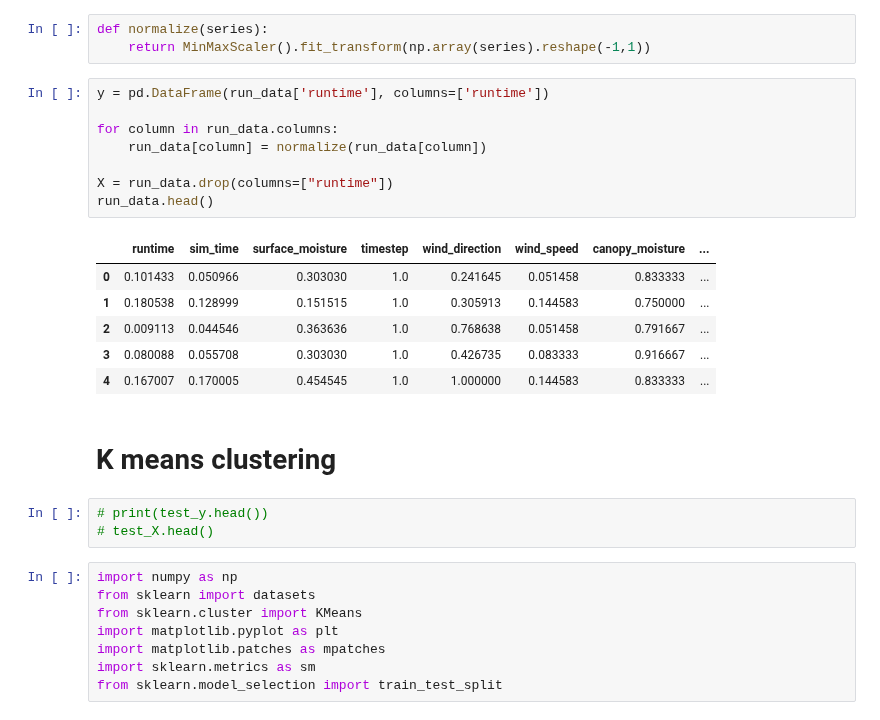
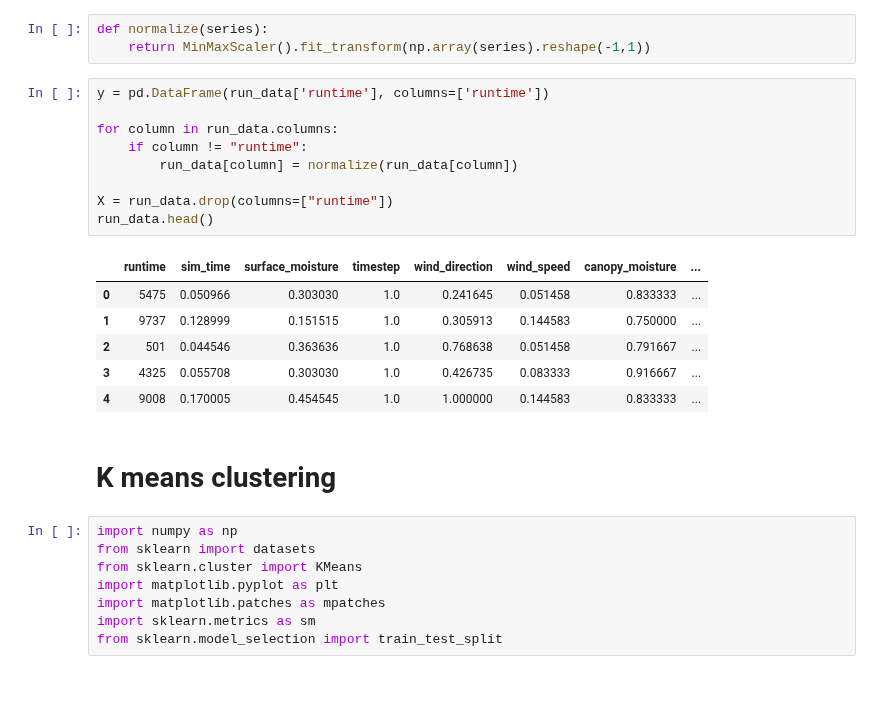
Before and after one commit to devinshende/learning-ml, a Jupyter notebook: exploration.ipynb, the cells around one changed output. Saved outputs shown, nothing was run; the diff lists cells and outputs as text; blank space fills up the shorter version.

```diff
--- a/exploration.ipynb
+++ b/exploration.ipynb
@@ -199,23 +204,21 @@ def normalize(series):
 # %%
 y = pd.DataFrame(run_data['runtime'], columns=['runtime'])
 
 for column in run_data.columns:
-    run_data[column] = normalize(run_data[column])
+    if column != "runtime":
+        run_data[column] = normalize(run_data[column])
 
 X = run_data.drop(columns=["runtime"])
 run_data.head()
 # %% [output]
 |  | runtime | sim_time | surface_moisture | timestep | wind_direction | wind_speed | canopy_moisture | ... |
-| 0 | 0.101433 | 0.050966 | 0.303030 | 1.0 | 0.241645 | 0.051458 | 0.833333 | ... |
-| 1 | 0.180538 | 0.128999 | 0.151515 | 1.0 | 0.305913 | 0.144583 | 0.750000 | ... |
-| 2 | 0.009113 | 0.044546 | 0.363636 | 1.0 | 0.768638 | 0.051458 | 0.791667 | ... |
-| 3 | 0.080088 | 0.055708 | 0.303030 | 1.0 | 0.426735 | 0.083333 | 0.916667 | ... |
-| 4 | 0.167007 | 0.170005 | 0.454545 | 1.0 | 1.000000 | 0.144583 | 0.833333 | ... |
+| 0 | 5475 | 0.050966 | 0.303030 | 1.0 | 0.241645 | 0.051458 | 0.833333 | ... |
+| 1 | 9737 | 0.128999 | 0.151515 | 1.0 | 0.305913 | 0.144583 | 0.750000 | ... |
+| 2 | 501 | 0.044546 | 0.363636 | 1.0 | 0.768638 | 0.051458 | 0.791667 | ... |
+| 3 | 4325 | 0.055708 | 0.303030 | 1.0 | 0.426735 | 0.083333 | 0.916667 | ... |
+| 4 | 9008 | 0.170005 | 0.454545 | 1.0 | 1.000000 | 0.144583 | 0.833333 | ... |
 # %% [markdown]
 # K means clustering
-# %%
-# print(test_y.head())
-# test_X.head()
 # %%
 import numpy as np
 from sklearn import datasets
```
Also changed, not shown: parts of 18 cells of this notebook, 1 other file.
